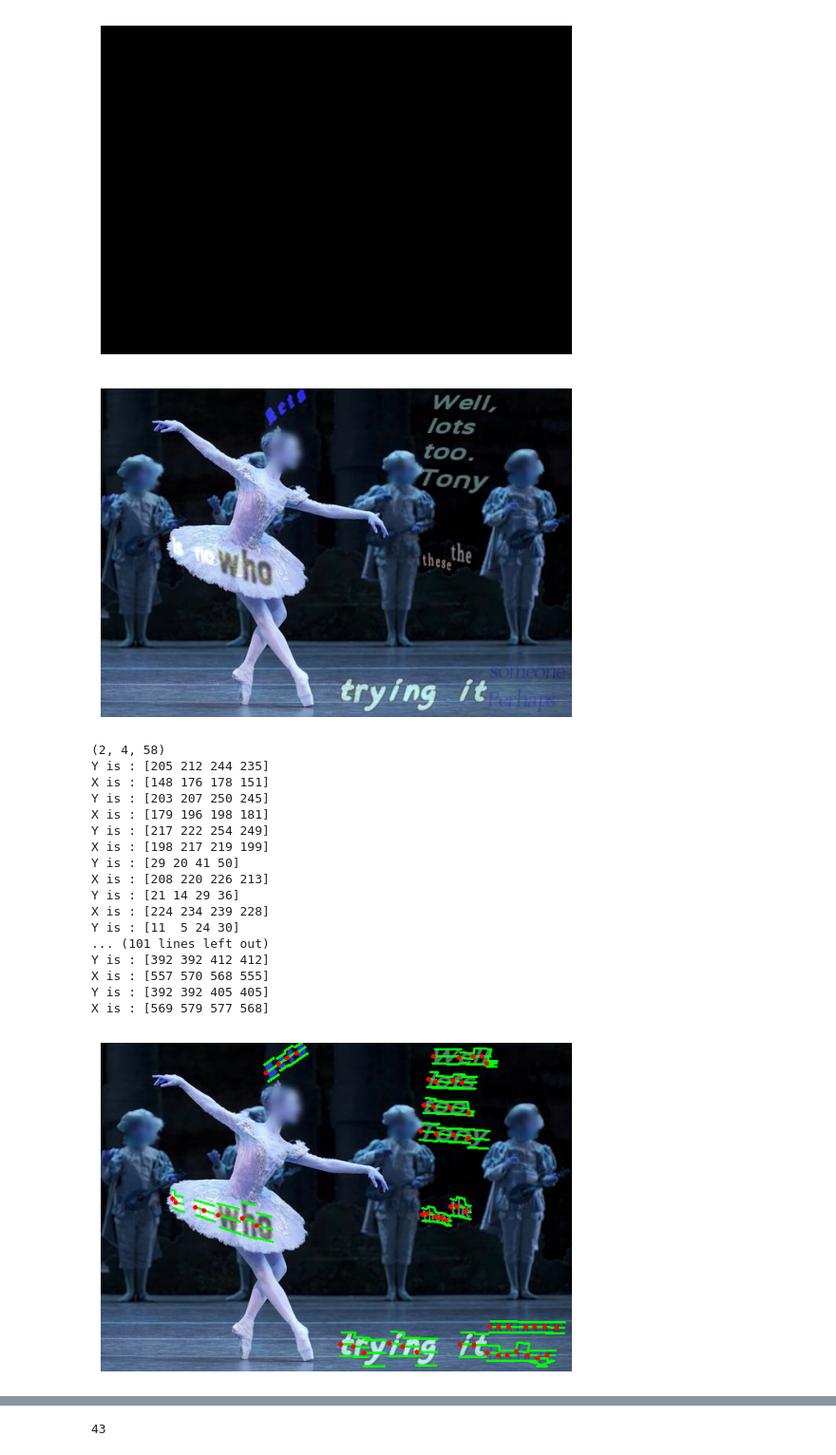
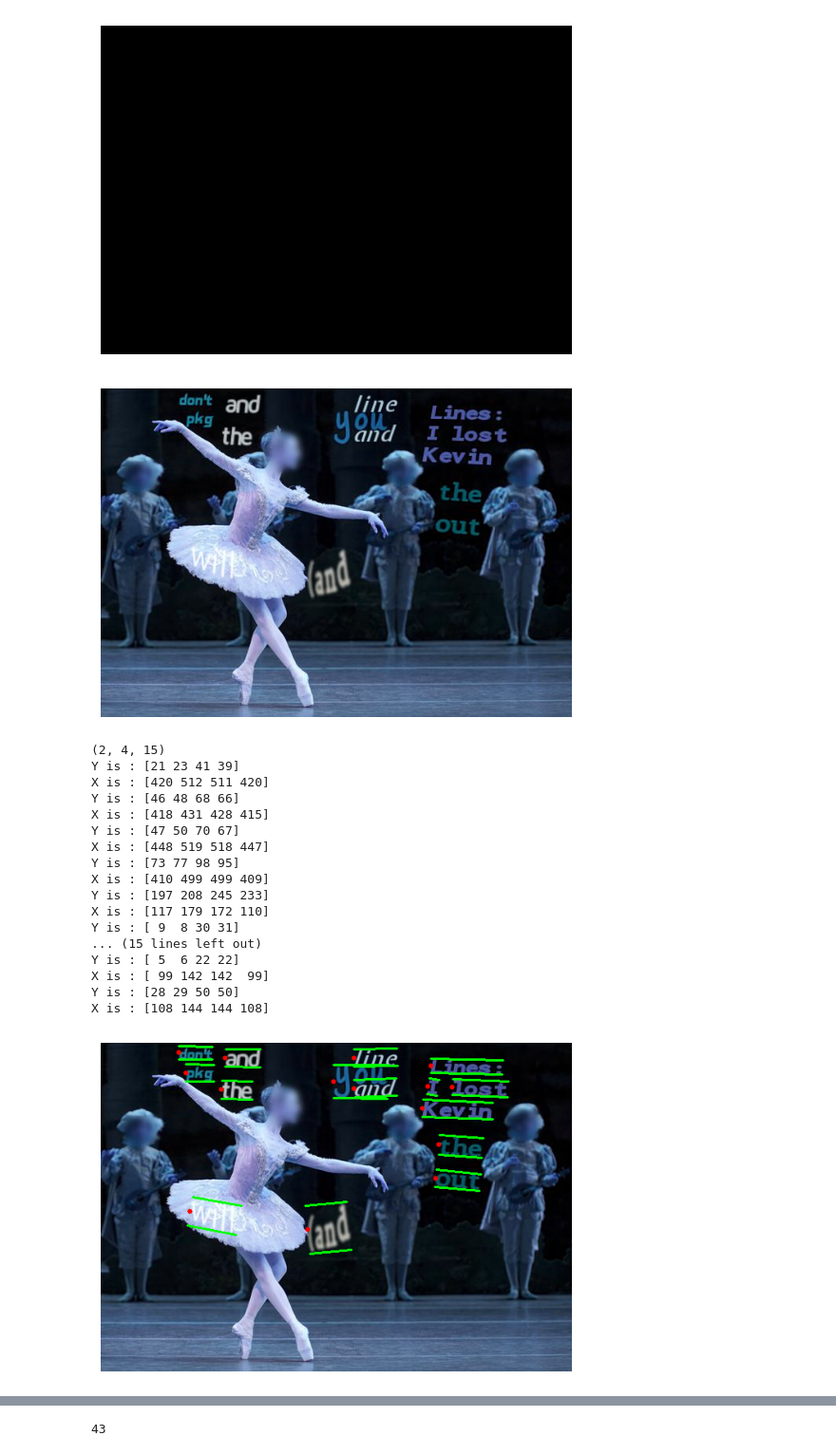
Before and after one commit to AliMoghtader/Implementation-of-OCR-system-on-extracting-information-from-Vietnamese-book-cover-images, a Jupyter notebook: SAST.ipynb, the cells around one changed output, grey strips where cells are left out. Shown at 95% size. Saved outputs shown, nothing was run; the diff lists cells and outputs as text; code cells hidden in the pictures.

```diff
--- a/SAST.ipynb
+++ b/SAST.ipynb
@@ -259,7 +298,7 @@ def image_properties(image_number=0,word=True):
         print("Y is :", y_coords)
         print("X is :", x_coords)
         tco = get_tco(x_coords,y_coords)
-        tcl = get_tcl(x_coords,y_coords).astype('int')
+        # tcl = get_tcl(x_coords,y_coords).astype('int')
         # print("TCO : ",tco)
         # Stack x and y coordinates into a (4, 2) array of points
         points = np.vstack((x_coords, y_coords)).T.astype(np.int32)  # Shape (4, 2)
@@ -271,7 +310,7 @@ def image_properties(image_number=0,word=True):
         # cv2.polylines(image, [points], isClosed=True, color=(0, 255, 0), thickness=2)
         cv2.line(image, (x_coords[0], y_coords[0]), (x_coords[1], y_coords[1]), color=(0, 255, 0), thickness=2)
         cv2.line(image, (x_coords[2], y_coords[2]), (x_coords[3], y_coords[3]), color=(0, 255, 0), thickness=2)
-        cv2.line(image, (tcl[0], tcl[1]), (tcl[2], tcl[3]), color=(0, 255, 0), thickness=2)
+        # cv2.line(image, (tcl[0], tcl[1]), (tcl[2], tcl[3]), color=(0, 255, 0), thickness=2)
 
         if(i != (coordinates.shape[2]-1)):
             x_coords_next = coordinates[0,:,i+1].astype('int')
@@ -291,27 +330,27 @@ def image_properties(image_number=0,word=True):
     plt.show()
     return distances
 # %%
-distances = image_properties(100,False)
+distances = image_properties(0,True)
 # %% [output]
-[figure, old version]
+[figure, new version]
-(2, 4, 58)
-Y is : [205 212 244 235]
-X is : [148 176 178 151]
-Y is : [203 207 250 245]
-X is : [179 196 198 181]
-Y is : [217 222 254 249]
-X is : [198 217 219 199]
-Y is : [29 20 41 50]
-X is : [208 220 226 213]
-Y is : [21 14 29 36]
-X is : [224 234 239 228]
-Y is : [11  5 24 30]
-... (101 lines left out)
-Y is : [392 392 412 412]
-X is : [557 570 568 555]
-Y is : [392 392 405 405]
-X is : [569 579 577 568]
+(2, 4, 15)
+Y is : [21 23 41 39]
+X is : [420 512 511 420]
+Y is : [46 48 68 66]
+X is : [418 431 428 415]
+Y is : [47 50 70 67]
+X is : [448 519 518 447]
+Y is : [73 77 98 95]
+X is : [410 499 499 409]
+Y is : [197 208 245 233]
+X is : [117 179 172 110]
+Y is : [ 9  8 30 31]
+... (15 lines left out)
+Y is : [ 5  6 22 22]
+X is : [ 99 142 142  99]
+Y is : [28 29 50 50]
+X is : [108 144 144 108]
-[figure, old version]
+[figure, new version]
 # %%
 distances = image_properties(100,False)
 # %% [output]
```
Also changed, not shown: parts of 10 cells of this notebook.
